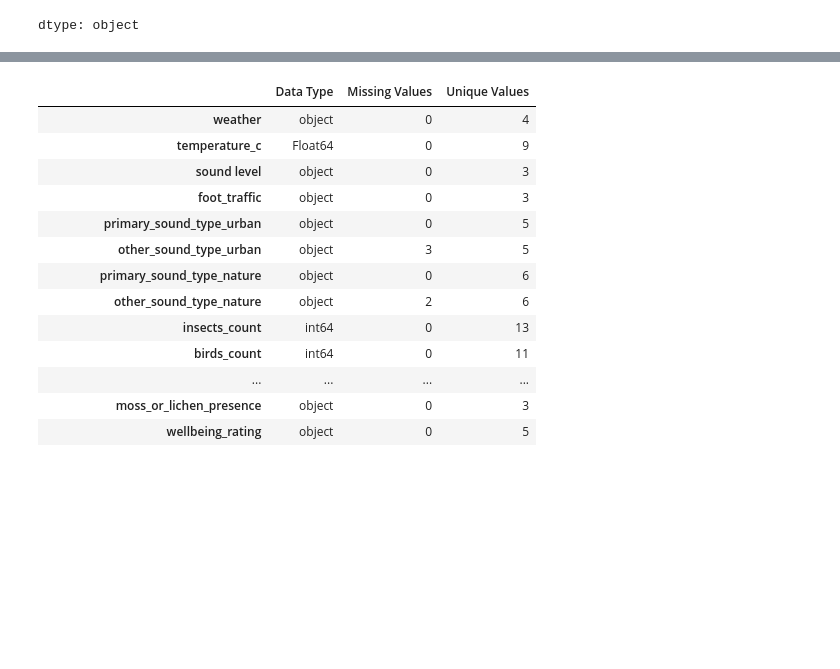
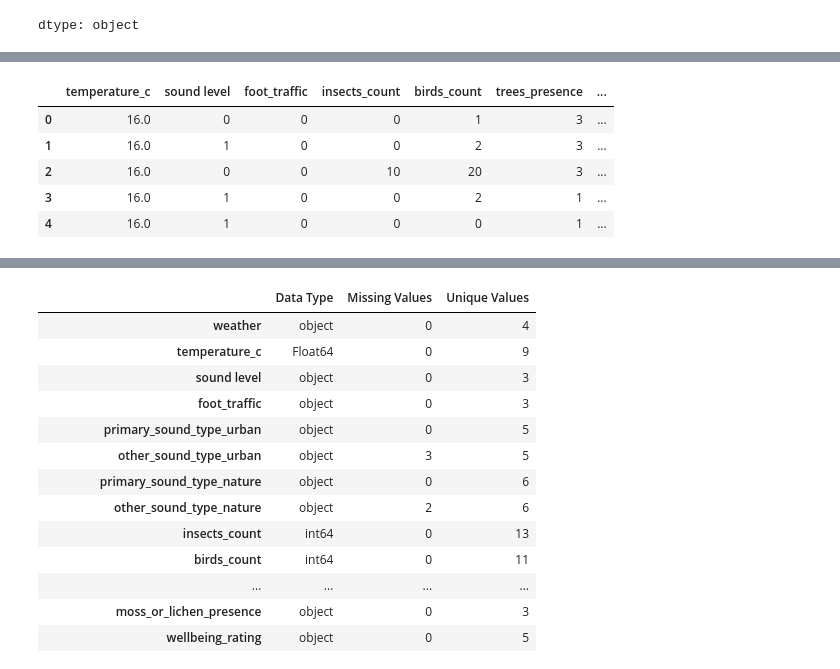
Before and after one commit to limzhilit/ml-campus_data_project-colab, a Jupyter notebook: ML_Project.ipynb, the cells around one changed output, grey strips where cells are left out. Drawn from its saved outputs; the diff is of its cells as text; code cells hidden in the pictures; blank space fills up the shorter version.

```diff
--- a/ML_Project.ipynb
+++ b/ML_Project.ipynb
@@ -361,0 +353,79 @@ dtype: object
+# %%
+# Select environmental features only
+X = df[features].copy()
+
+# 1. Handle missing secondary sound observations
+sound_cols = [
+    "other_sound_type_urban",
+    "other_sound_type_nature"
+]
+
+X[sound_cols] = X[sound_cols].fillna("Not recorded")
+
+# 2. Ordinal encoding
+ordinal_mappings = {
+    "sound level": {
+        "Quiet": 0,
+        "Moderate": 1,
+        "Loud": 2
+    },
+    "foot_traffic": {
+        "Low": 0,
+        "Moderate": 1,
+        "High": 2
+    },
+    "trees_presence": {
+        "None": 0,
+        "One or two": 1,
+        "Some": 2,
+        "Many": 3
+    },
+    "native_or_wild_plant_presence": {
+        "None": 0,
+        "One or two": 1,
+        "Some": 2,
+        "Many": 3
+    },
+    "ornnamental_or_planted_plant_presence": {
+        "None": 0,
+        "One or two": 1,
+        "Some": 2,
+        "Many": 3
+    },
+    "moss_or_lichen_presence": {
+        "None": 0,
+        "One or two": 1,
+        "Some": 2,
+        "Many": 3
+    }
+}
+
+for col, mapping in ordinal_mappings.items():
+    X[col] = X[col].map(mapping)
+
+# 3. One-hot encoding for nominal variables
+nominal_cols = [
+    "weather",
+    "primary_sound_type_urban",
+    "other_sound_type_urban",
+    "primary_sound_type_nature",
+    "other_sound_type_nature"
+]
+
+X = pd.get_dummies(
+    X,
+    columns=nominal_cols,
+    dtype=int
+)
+
+# 4. Verify encoded dataset
+print("Encoded dataset shape:", X.shape)
+
+print("\nMissing values:")
+print(X.isnull().sum().sum())
+
+print("\nData types:")
+print(X.dtypes.value_counts())
+
+display(X.head())
+# %% [output]
@@ -361,0 +442,6 @@ dtype: object
+|  | temperature_c | sound level | foot_traffic | insects_count | birds_count | trees_presence | ... |
+| 0 | 16.0 | 0 | 0 | 0 | 1 | 3 | ... |
+| 1 | 16.0 | 1 | 0 | 0 | 2 | 3 | ... |
+| 2 | 16.0 | 0 | 0 | 10 | 20 | 3 | ... |
+| 3 | 16.0 | 1 | 0 | 0 | 2 | 1 | ... |
+| 4 | 16.0 | 1 | 0 | 0 | 0 | 1 | ... |
```
Also changed, not shown: parts of 12 cells of this notebook.
